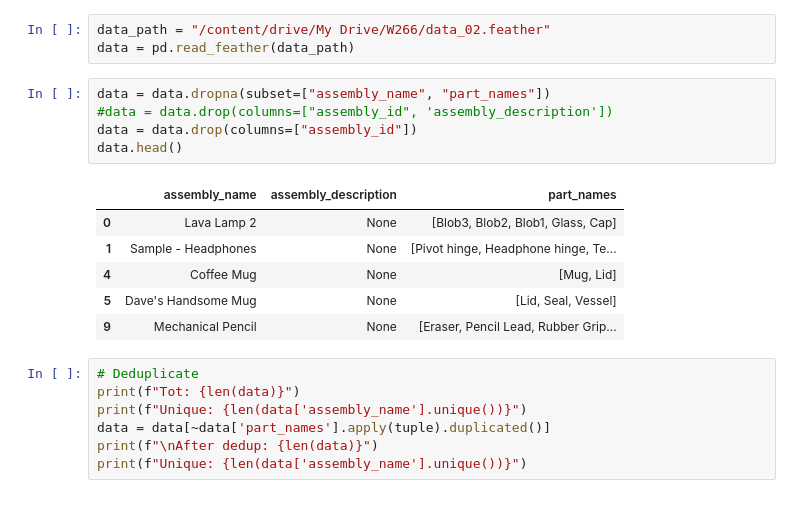
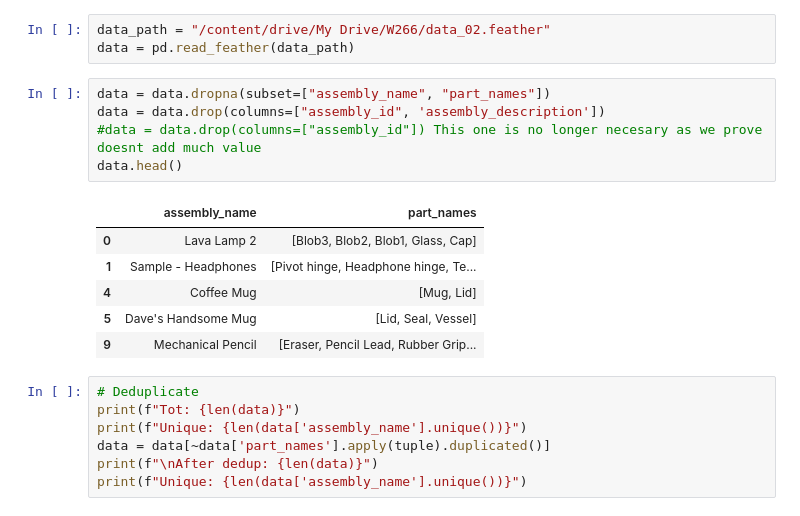
Before and after one commit to grndnl/w266_final_project, a Jupyter notebook: Understanding_if_elements_are_part_of_an_assembly.ipynb, the cells around one changed output. Drawn from its saved outputs; the diff is of its cells as text.

```diff
--- a/Understanding_if_elements_are_part_of_an_assembly.ipynb
+++ b/Understanding_if_elements_are_part_of_an_assembly.ipynb
@@ -68,16 +51,16 @@ data_path = "/content/drive/My Drive/W266/data_02.feather"
 data = pd.read_feather(data_path)
 # %%
 data = data.dropna(subset=["assembly_name", "part_names"])
-#data = data.drop(columns=["assembly_id", 'assembly_description'])
-data = data.drop(columns=["assembly_id"])
+data = data.drop(columns=["assembly_id", 'assembly_description'])
+#data = data.drop(columns=["assembly_id"]) This one is no longer necesary as we prove doesnt add much value
 data.head()
 # %% [output]
-|  | assembly_name | assembly_description | part_names |
-| 0 | Lava Lamp 2 | None | [Blob3, Blob2, Blob1, Glass, Cap] |
-| 1 | Sample - Headphones | None | [Pivot hinge, Headphone hinge, Te... |
-| 4 | Coffee Mug | None | [Mug, Lid] |
-| 5 | Dave's Handsome Mug | None | [Lid, Seal, Vessel] |
-| 9 | Mechanical Pencil | None | [Eraser, Pencil Lead, Rubber Grip... |
+|  | assembly_name | part_names |
+| 0 | Lava Lamp 2 | [Blob3, Blob2, Blob1, Glass, Cap] |
+| 1 | Sample - Headphones | [Pivot hinge, Headphone hinge, Te... |
+| 4 | Coffee Mug | [Mug, Lid] |
+| 5 | Dave's Handsome Mug | [Lid, Seal, Vessel] |
+| 9 | Mechanical Pencil | [Eraser, Pencil Lead, Rubber Grip... |
 # %%
 # Deduplicate
 print(f"Tot: {len(data)}")
```
Also changed, not shown: parts of 35 cells of this notebook.
